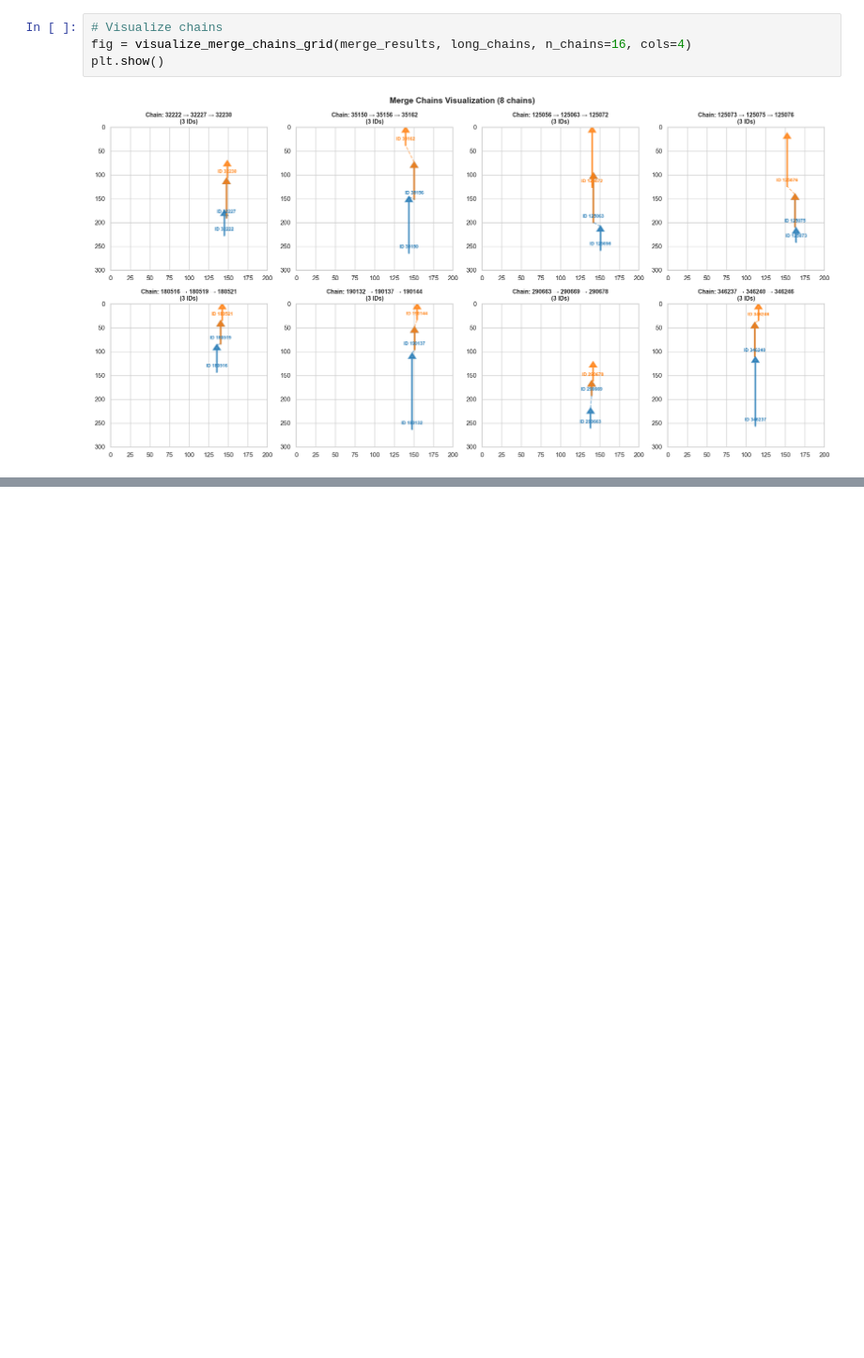
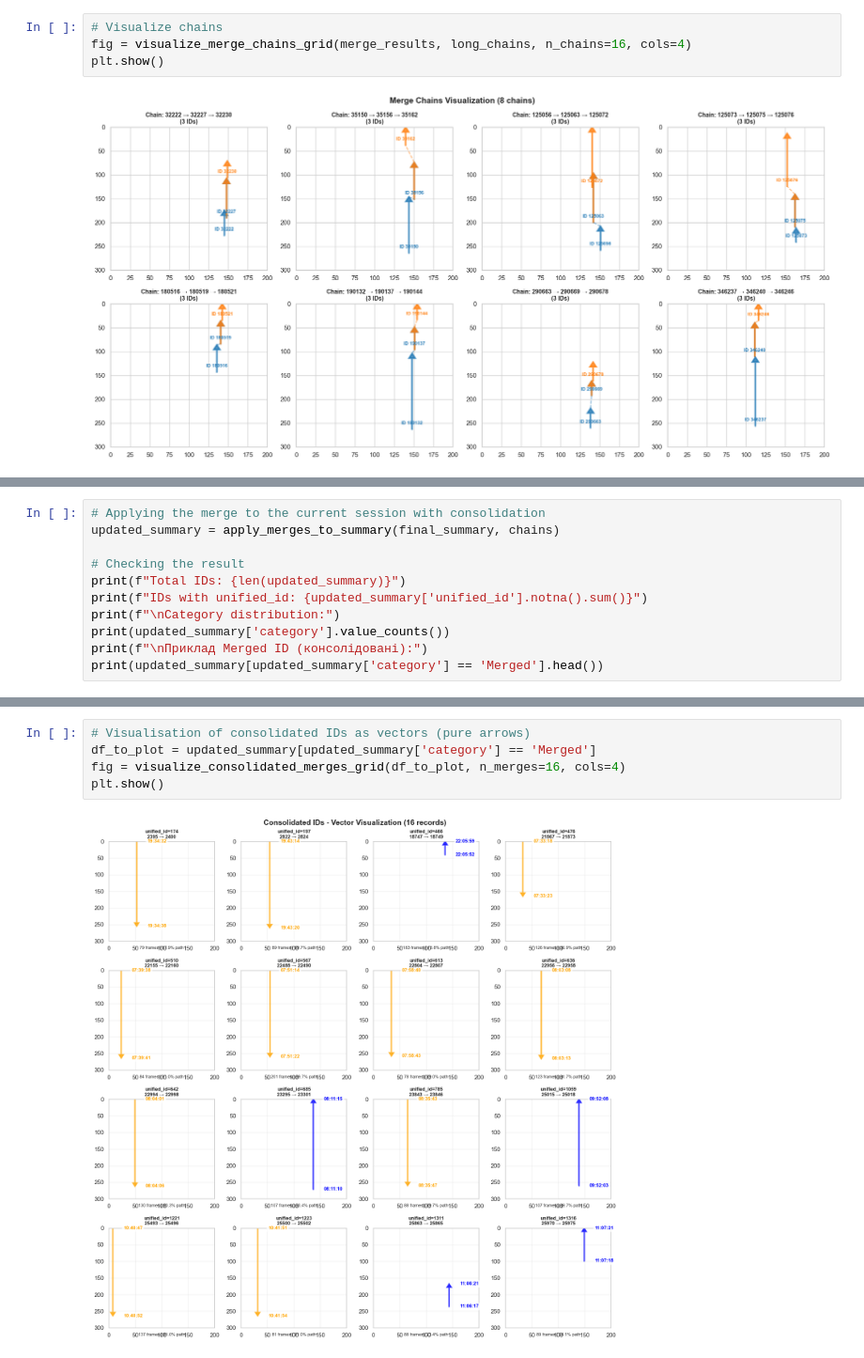
Before and after one commit to mikeandrusyak/Traffic-monitoring-Challenge, a Jupyter notebook: load_data_from_database.ipynb, the cells around one changed output, grey strips where cells are left out. Shown at 94% size. Cells and saved outputs as stored; diff of their text form; blank space fills up the shorter version.

Commit message:
Move merged ids to final df And create data pipeline script

```diff
--- a/load_data_from_database.ipynb
+++ b/load_data_from_database.ipynb
@@ -233,0 +196,11 @@ plt.show()
+# %%
+# Applying the merge to the current session with consolidation
+updated_summary = apply_merges_to_summary(final_summary, chains)
+
+# Checking the result
+print(f"Total IDs: {len(updated_summary)}")
+print(f"IDs with unified_id: {updated_summary['unified_id'].notna().sum()}")
+print(f"\nCategory distribution:")
+print(updated_summary['category'].value_counts())
+print(f"\nПриклад Merged ID (консолідовані):")
+print(updated_summary[updated_summary['category'] == 'Merged'].head())
@@ -233,0 +225,7 @@ plt.show()
+# %%
+# Visualisation of consolidated IDs as vectors (pure arrows)
+df_to_plot = updated_summary[updated_summary['category'] == 'Merged']
+fig = visualize_consolidated_merges_grid(df_to_plot, n_merges=16, cols=4)
+plt.show()
+# %% [output]
+[figure, added]
```
Also changed, not shown: parts of 13 cells of this notebook, 3 other files.
